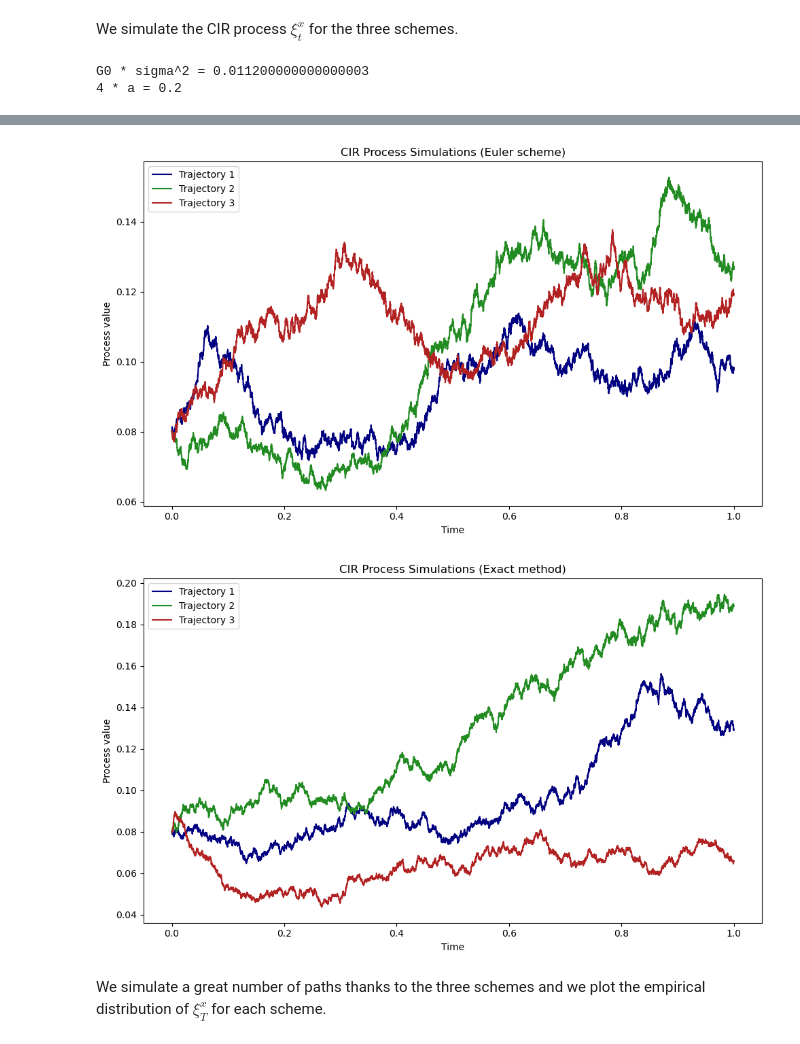
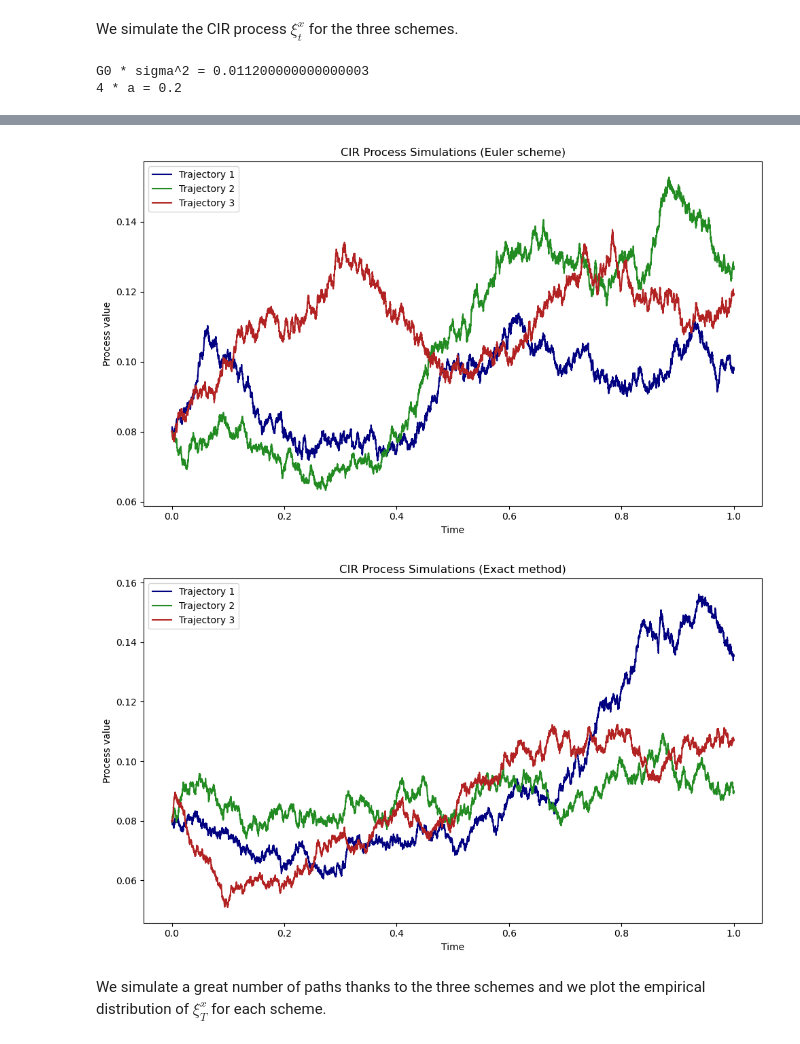
Before and after one commit to maxence2508/stage-cermics, a Jupyter notebook: second-order-schemes-for-multifactor-cir-and-heston-models.ipynb, the cells around one changed output, grey strips where cells are left out. Cells and saved outputs as stored; diff of their text form; code cells hidden in the pictures.

```diff
--- a/second-order-schemes-for-multifactor-cir-and-heston-models.ipynb
+++ b/second-order-schemes-for-multifactor-cir-and-heston-models.ipynb
@@ -236,6 +236,39 @@ class CIRProcess:
 
         return paths
 
+    def simulate_path_exact_1_step(self, x0, T, n=1, seed=None):
+        """
+        Simulate paths exactly using the non-central chi-square distribution.
+
+        Parameters:
+        -----------
+        x0 : float
+            Initial state value.
+        T : float
+            Total simulation time.
+        n : int, optional
+            Number of paths to simulate (default is 1).
+        seed : int or None, optional
+            Random seed for reproducibility.
+
+        Returns:
+        --------
+        ndarray
+            Simulated paths of shape (n, N+1).
+        """
+        if seed is not None:
+            np.random.seed(seed)
+
+        paths = np.zeros(n)
+        paths[:] = x0
+
+        d = 4 * self.a_bar / (self.sigma_bar**2)  # degrees of freedom
+        c = (self.sigma_bar**2 * (1 - np.exp(-self.k_bar * T))) / (4 * self.k_bar)
+        nc = (4 * self.k_bar * np.exp(-self.k_bar * T) * paths[:]) / (self.sigma_bar ** 2 * (1 - np.exp(-self.k_bar * T)))
+        paths[:] = c * ncx2.rvs(d, nc, size=n)
+
+        return paths
+
     def simulate_path_exact(self, x0, T, N, n=1, seed=None):
         """
         Simulate paths exactly using the non-central chi-square distribution.
@@ -265,14 +298,15 @@ class CIRProcess:
         paths = np.zeros((n, N + 1))
         paths[:, 0] = x0
 
-        d = 4 * self.k_bar * (self.a_bar / self.k) / (self.sigma_bar ** 2)  # degrees of freedom
+        d = 4 * self.a_bar / (self.sigma_bar**2)  # degrees of freedom
+        c = (self.sigma_bar**2 * (1 - np.exp(-self.k_bar * dt))) / (4 * self.k_bar)
 
         for i in range(1, N + 1):
-            c = (self.sigma_bar ** 2 * (1 - np.exp(-self.k_bar * dt))) / (4 * self.k_bar)
             nc = (4 * self.k_bar * np.exp(-self.k_bar * dt) * paths[:, i - 1]) / (self.sigma_bar ** 2 * (1 - np.exp(-self.k_bar * dt)))
             paths[:, i] = c * ncx2.rvs(d, nc, size=n)
 
         return paths
+
 
     def A(self, X, y, x0):
         x = x0 + np.dot(X, self.gamma)  # scalar projection of factors
@@ -377,7 +411,7 @@ class CIRProcess:
 
     def psi_zc(self, t):
         gamma = np.sqrt(self.k_bar**2 + 2*self.sigma_bar**2)
-        return 2 * (np.exp(gamma*t) - 1) / (gamma-self.k_bar+np.exp(gamma*t) * (gamma + self.k_bar))
+        return 2 * (np.exp(gamma*t) - 1) / (gamma-self.k_bar + np.exp(gamma*t) * (gamma + self.k_bar))
 
     def zero_coupon_price_closed_form(self, T):
         """
@@ -405,7 +439,7 @@ k = 0.15
 sigma = 0.1
 x0 = 0.08
 T = 1
-N = 10000
+N = 10**4
 
 rho = np.array([0.06, 1.05, 1.79, 2.52, 3.25])
 gamma = np.array([0.96, 0.07, 0.04, 0.03, 0.02])
@@ -434,34 +468,34 @@ plt.tight_layout()
 plt.show()
 
 # Simulation using Euler-Maruyama scheme
 paths_euler = cir.simulate_path_euler(x0, T, N, n=n_trajectories, seed=42)
 plt.figure(figsize=(10, 6))
 for i in range(n_trajectories):
     plt.plot(times, paths_euler[i], label=f'Trajectory {i+1}', color=colors[i])
 plt.title("CIR Process Simulations (Euler scheme)")
 plt.xlabel("Time")
 plt.ylabel("Process value")
 plt.legend()
 plt.tight_layout()
 plt.show()
 
 # Simulation using exact scheme (noncentral chi-squared)
 paths_exact = cir.simulate_path_exact(x0, T, N, n=n_trajectories, seed=42)
 plt.figure(figsize=(10, 6))
 for i in range(n_trajectories):
     plt.plot(times, paths_exact[i], label=f'Trajectory {i+1}', color=colors[i])
 plt.title("CIR Process Simulations (Exact method)")
 plt.xlabel("Time")
 plt.ylabel("Process value")
 plt.legend()
 plt.tight_layout()
 plt.show()
 # %% [output]
 G0 * sigma^2 = 0.011200000000000003
 4 * a = 0.2
 [figure]
 [figure]
-[figure, old version]
+[figure, new version]
 # %% [markdown]
 We simulate a great number of paths thanks to the three schemes and we plot the empirical distribution of $\xi_T^x$ for each scheme.
 # %%
```
Also changed, not shown: parts of 6 cells of this notebook, 1 other file.
